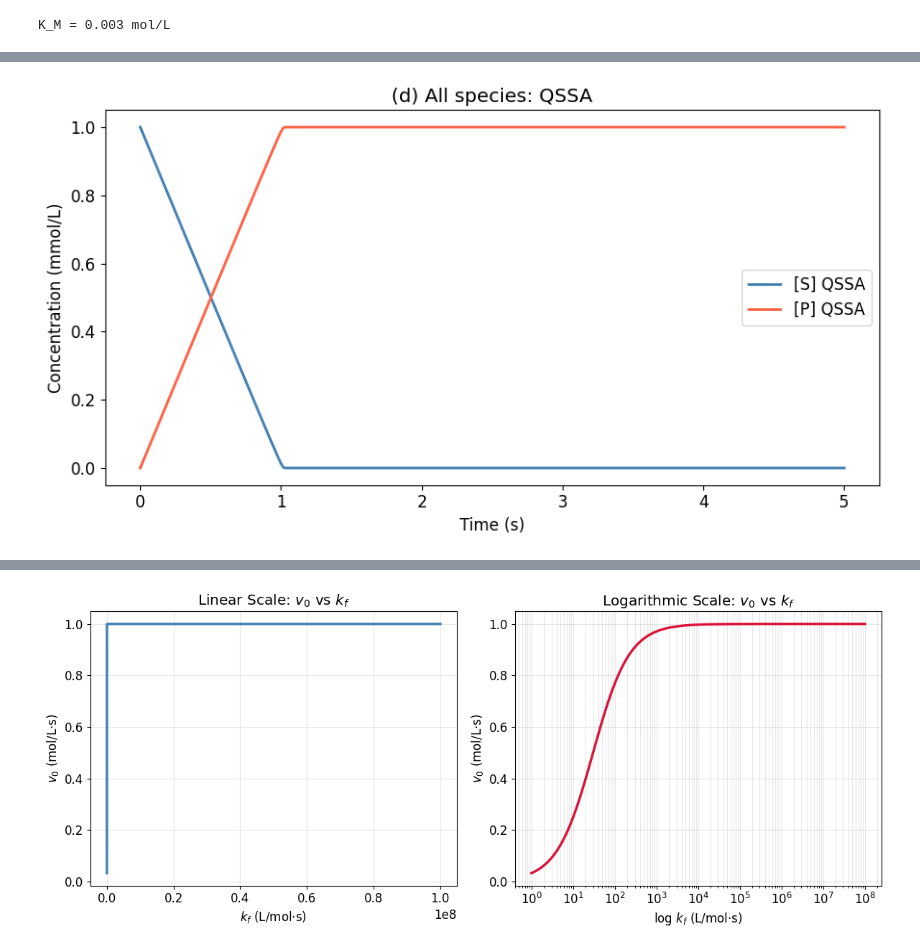
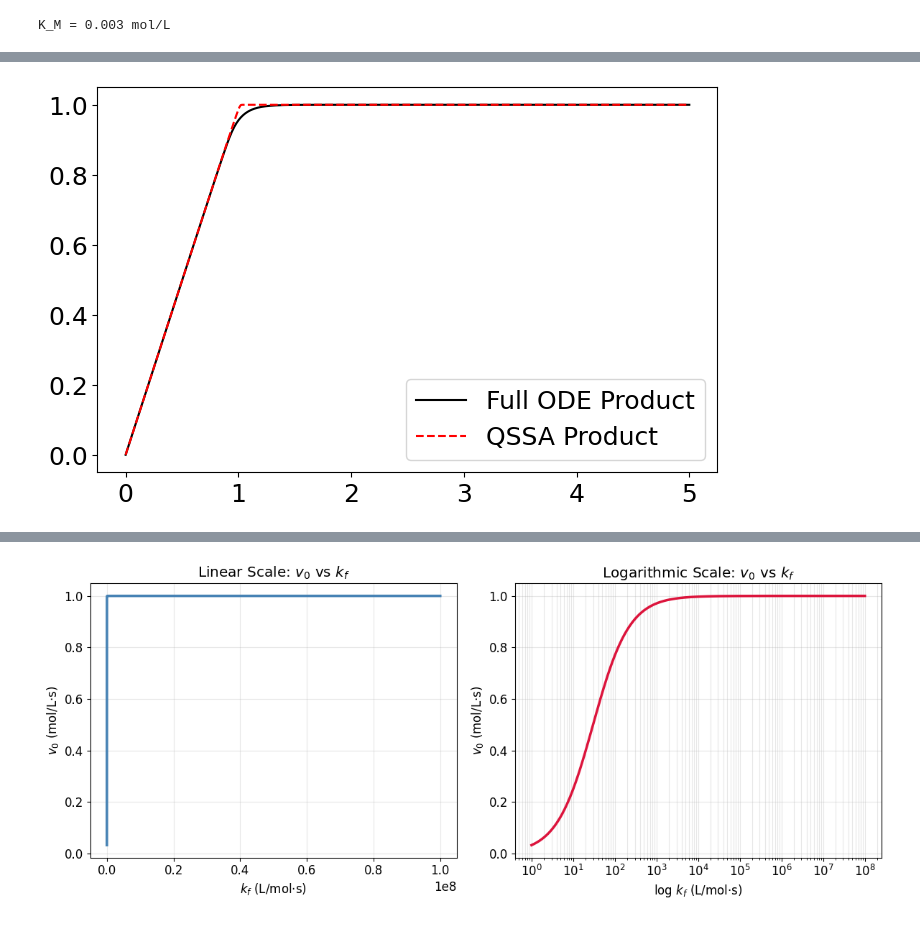
Before and after one commit to Noah-Paga/Bioreactor-mod-simulation, a Jupyter notebook: Project_1/Ex1.ipynb, the cells around one changed output, grey strips where cells are left out. Saved outputs shown, nothing was run; the diff lists cells and outputs as text; code cells hidden in the pictures.

```diff
--- a/Project_1/Ex1.ipynb
+++ b/Project_1/Ex1.ipynb
@@ -115,39 +76,25 @@ $$[ES] = \frac{[E_0][S]}{K_M + [S]}, \qquad [E] = [E_0] - [ES]$$
 # %%
-# Under QSSA: [ES] = E0*S / (KM + S)
-# Only two ODEs needed: dS/dt and dP/dt
-
+# ODE system under QSSA
 def ode_qssa(t, y, kcat, KM, E0 ):
     S, P = y
     ES = (E0 * S )/ (KM + S)
     dS = -kcat*ES
     dP =  kcat*ES
     return [dS, dP]
 
 y0_qssa = [S0, P0]
 sol_qssa = solve_ivp(ode_qssa, t_span, y0_qssa, args=(kcat, KM, E0),
                      t_eval=t_eval, method='BDF', rtol=1e-8, atol=1e-10)
 
 S_q, P_q = sol_qssa.y
 
-# Recover ES algebraically
-ES_q = E0 * S_q / (KM + S_q)
+sol_qssa = solve_ivp(ode_qssa, t_span, [S0, 0], args=(kcat, KM, E0),
+                     t_eval=t_eval, method='BDF')
 
-# --- Plot all species on a single graph: Full ODE (solid) vs QSSA (dashed) ---+
-
-fig, ax = plt.subplots(figsize=(9, 5))
-
-
-ax.plot(sol_qssa.t, S_q,  color='steelblue',  lw=2, label='[S] QSSA')
-
-
-ax.plot(sol_qssa.t, P_q,  color='tomato',     lw=2, label='[P] QSSA')
-
-ax.set_xlabel('Time (s)')
-ax.set_ylabel('Concentration (mmol/L)')
-ax.set_title('(d) All species: QSSA')
-ax.legend()
-plt.tight_layout()
-plt.savefig('d_qssa_comparison.png', dpi=150)
+# 3. Plot Comparison
+plt.plot(sol_full.t, sol_full.y[3], 'k-', label='Full ODE Product')
+plt.plot(sol_qssa.t, sol_qssa.y[1], 'r--', label='QSSA Product')
+plt.legend()
 plt.show()
 # %% [output]
-[figure, old version]
+[figure, new version]
```
Also changed, not shown: parts of 11 cells of this notebook.
